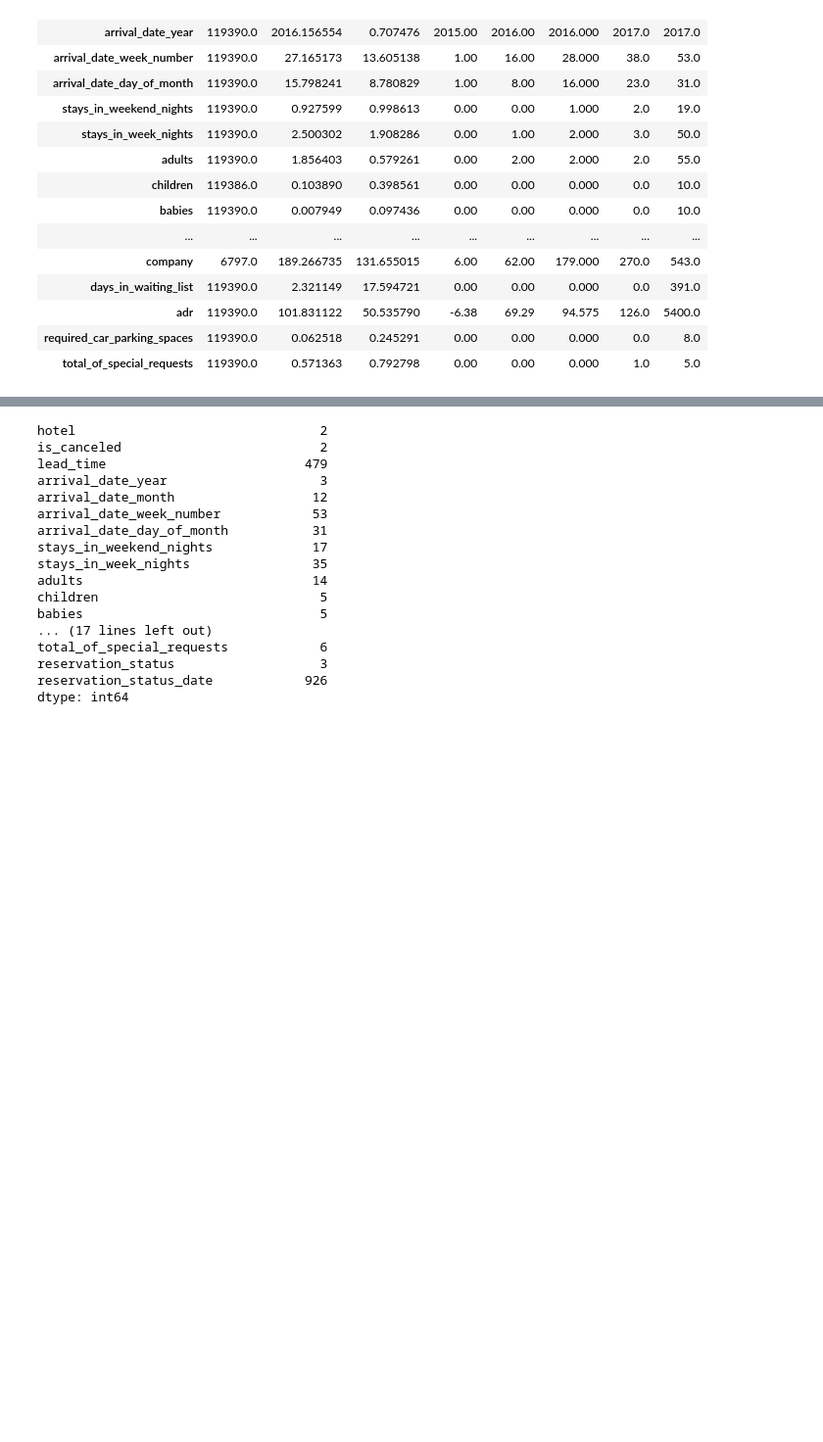
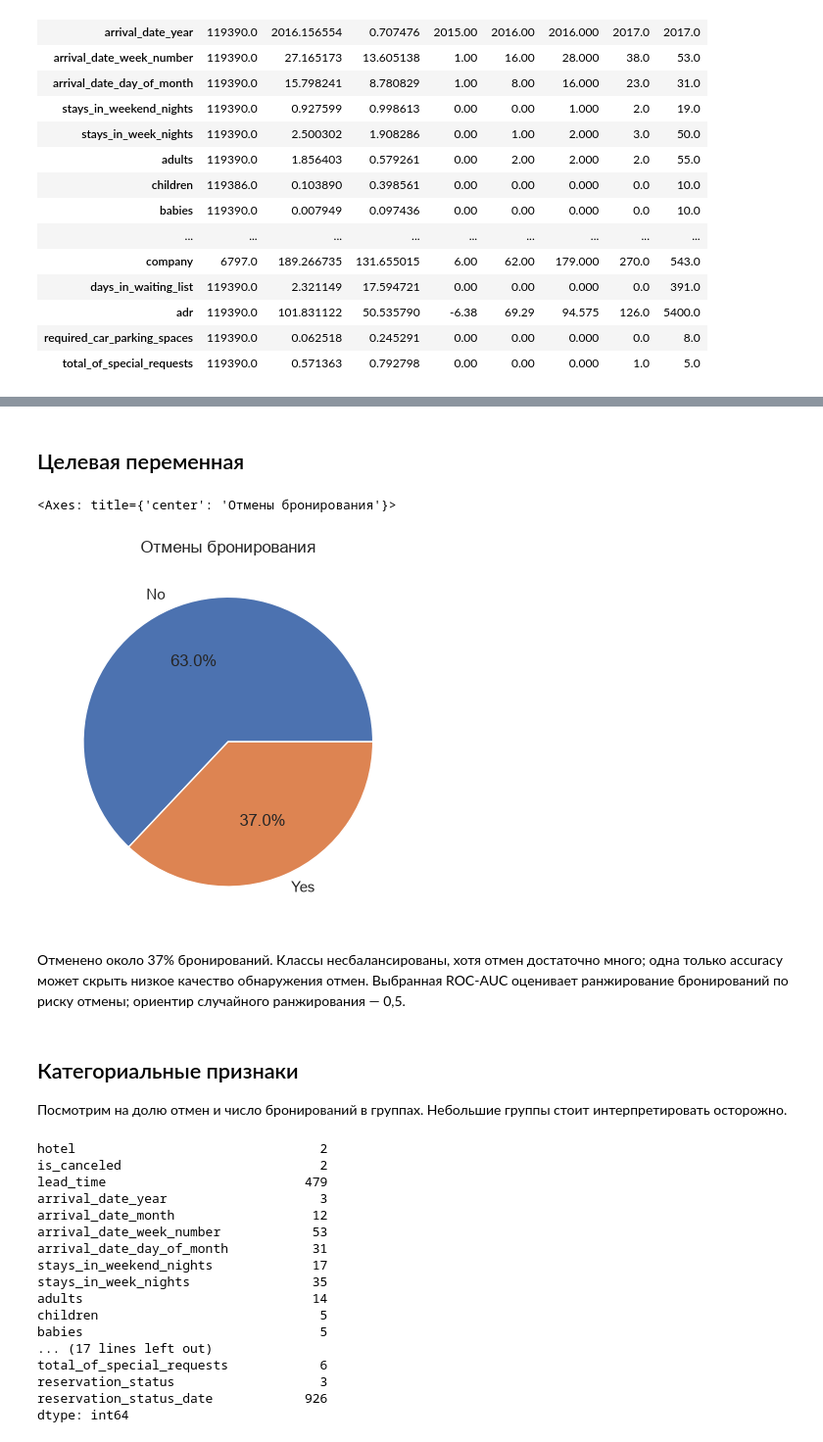
Before and after one commit to TheReverberation/itmo_ml_for_science_course, a Jupyter notebook: hw1/eda.ipynb, the cells around one changed output, grey strips where cells are left out. Shown at 98% size. Saved outputs shown, nothing was run; the diff lists cells and outputs as text; code cells hidden in the pictures; blank space fills up the shorter version.

```diff
--- a/hw1/eda.ipynb
+++ b/hw1/eda.ipynb
@@ -23,3 +33,6 @@ import numpy as np
 import pandas as pd
 import matplotlib.pyplot as plt
 import seaborn as sns
+
+sns.set_theme(style="whitegrid")
+df = pd.read_csv("../data/hotel_bookings.csv")
@@ -95,3 +151,25 @@ dtype: int64
+# %% [markdown]
+## Целевая переменная
+# %%
+(
+    df["is_canceled"].value_counts(normalize=True)
+    .rename(index={0: "No", 1: "Yes"})
+    .mul(100)
+    .plot(
+        kind="pie",
+        title="Отмены бронирования",
+        autopct="%1.1f%%",
+    )
+)
+# %% [output]
+<Axes: title={'center': 'Отмены бронирования'}>
+[figure, added]
+# %% [markdown]
+Отменено около 37% бронирований. Классы несбалансированы, хотя отмен достаточно много; одна только accuracy может скрыть низкое качество обнаружения отмен. Выбранная ROC-AUC оценивает ранжирование бронирований по риску отмены; ориентир случайного ранжирования — 0,5.
+# %% [markdown]
+## Категориальные признаки
+
+Посмотрим на долю отмен и число бронирований в группах. Небольшие группы стоит интерпретировать осторожно.
 # %%
 df.nunique()
 # %% [output]
```
Also changed, not shown: parts of 42 cells of this notebook.
